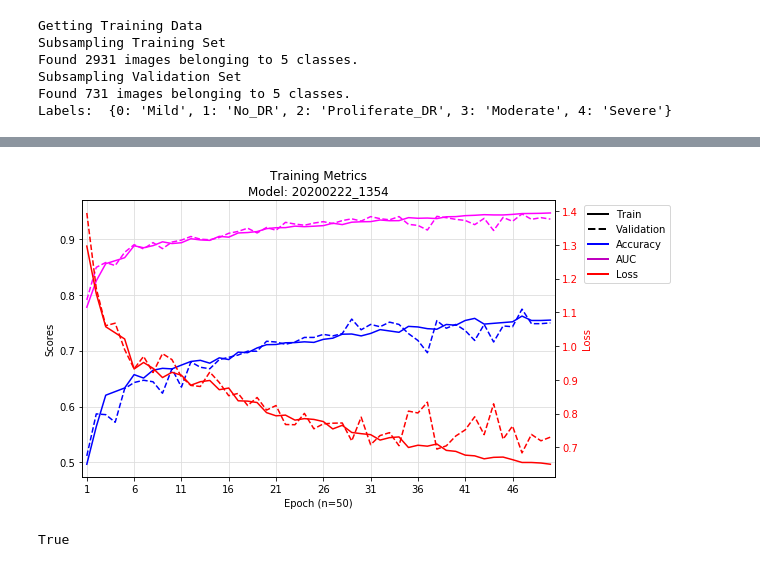
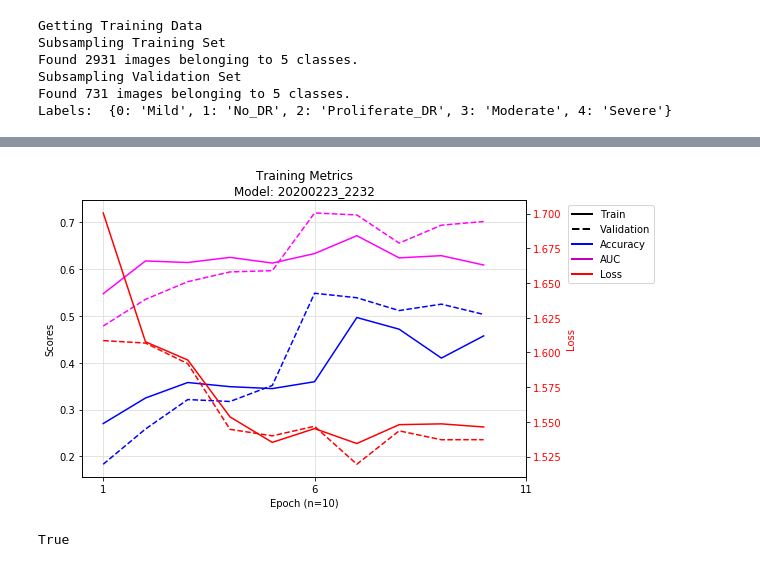
Before and after one commit to d-wdj/MachineLearning, a Jupyter notebook: DiaRetino/Diabetic Retinopathy.ipynb, the cells around one changed output, grey strips where cells are left out. Drawn from its saved outputs; the diff is of its cells as text; code cells hidden in the pictures.

```diff
--- a/DiaRetino/Diabetic Retinopathy.ipynb
+++ b/DiaRetino/Diabetic Retinopathy.ipynb
@@ -49,11 +49,11 @@ INPUT_SIZE = (IMG_HEIGHT, IMG_WIDTH)
 print ("Getting Training Data")
 trainGenerator = tf.keras.preprocessing.image.ImageDataGenerator(
                 rescale=1./255,
-                rotation_range=30,
-                zoom_range=0.15,
-                width_shift_range=0.15,
-                height_shift_range=0.15,
-                horizontal_flip=True,
+#                 rotation_range=30,
+                zoom_range=0.3,
+#                 width_shift_range=0.2,
+#                 height_shift_range=0.2,
+#                 horizontal_flip=True,
                 vertical_flip=True,
                 validation_split=0.2
                 )
@@ -162,2 +172,9 @@ Trainable params: 59,376,965
 Non-trainable params: 0
 _________________________________________________________________
+# %%
+from sklearn.utils import class_weight
+class_weights = class_weight.compute_class_weight('balanced',
+                                                 np.unique(val_data.labels),
+                                                 val_data.labels)
+class_weights = dict(enumerate(class_weights))
+print (class_weights)
@@ -164,5 +183,5 @@ _________________________________________________________________
 # %%
-early_stop = tf.keras.callbacks.EarlyStopping(patience=10, verbose=1)
+early_stop = tf.keras.callbacks.EarlyStopping(patience=8, verbose=1)
 
 LR_reduce = tf.keras.callbacks.ReduceLROnPlateau(
                             monitor='val_accuracy',
@@ -172,12 +191,13 @@ LR_reduce = tf.keras.callbacks.ReduceLROnPlateau(
                             min_lr=1e-5)
 callbacks = [early_stop, LR_reduce]
 # %%
-# with tf.device('/gpu:0'):
-history = model.fit(train_data,
-                    steps_per_epoch=math.ceil(num_train_data/BATCH_SIZE),
-                    epochs=50,
-                    validation_data=val_data,
-                    callbacks=callbacks)
+with tf.device('/cpu:0'):
+    history = model.fit(train_data,
+                        steps_per_epoch=math.ceil(num_train_data/BATCH_SIZE),
+                        epochs=10,
+                        validation_data=val_data,
+                        callbacks=callbacks,
+                        class_weight=class_weights)
 # %% [output]
 WARNING:tensorflow:sample_weight modes were coerced from
   ...
@@ -232,41 +303,41 @@ def plotHistory(history, save=False):
                     if val < minVal: minVal = val
                     if val > maxVal: maxVal = val
         plt.xlim((0.5, finalEpoch+0.5))
-        plt.xticks(range(1, finalEpoch+1, 5))
+        plt.xticks(range(1, finalEpoch+2, 5))
         ax1.plot(epoch_axis, history.history['accuracy'],
                  color='blue', label='Accuracy')
         ax1.plot(epoch_axis, history.history['AUC'],
                  color='magenta', label='AUC')
         ax1.plot(epoch_axis, history.history['val_accuracy'], '--',
                  color='blue', label='valAccuracy')
         ax1.plot(epoch_axis, history.history['val_AUC'], '--',
                  color='magenta', label='valAUC')
         ax1.set_ylabel('Scores')
 
         ax2 = ax1.twinx()
         ax2.plot(epoch_axis, history.history['loss'],
                  color='red', label='Training')
         ax2.plot(epoch_axis, history.history['val_loss'], '--',
                  color='red', label='Validation')
         for tl in ax2.get_yticklabels():
             tl.set_color('red')
         ax2.set_ylabel('Loss', color='red')
         ax1.set_xlabel(f'Epoch (n={finalEpoch})')
-        ax1.legend(handles=legends, bbox_to_anchor=(1.05, 1.0))
+        ax1.legend(handles=legends, bbox_to_anchor=(1.3, 1.0))
         ax1.grid(color='#DDDDDD')
         plt.tight_layout()
         plt.show()
         if save:
             plt.savefig(os.path.join(PROJECT_PATH,
                                      f'{now}.png'))
         return True
     except Exception as E:
         print ('Unable to produce figure, missing key:', E)
         return False
 
 plotHistory(history, False)
 # %% [output]
-[figure, old version]
+[figure, new version]
 True
 # %%
 df_result = pd.DataFrame(index=['Training', 'Validation'],
```
Also changed, not shown: parts of 11 cells of this notebook.
